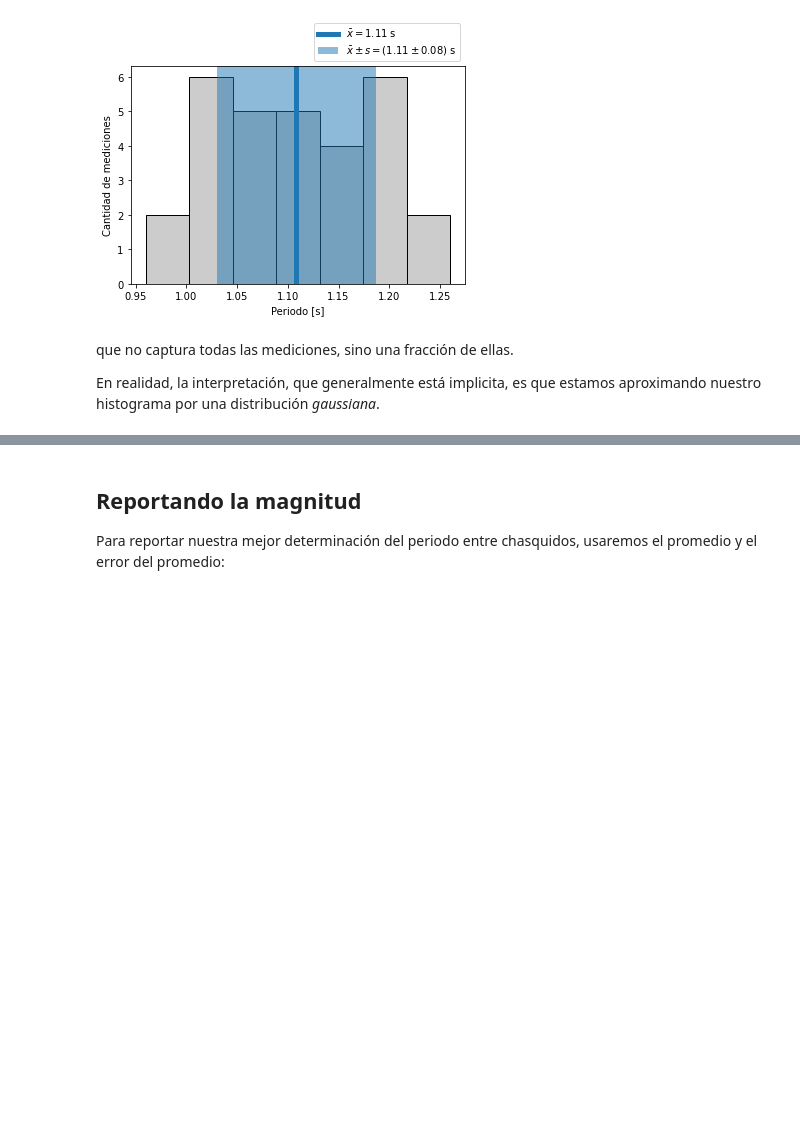
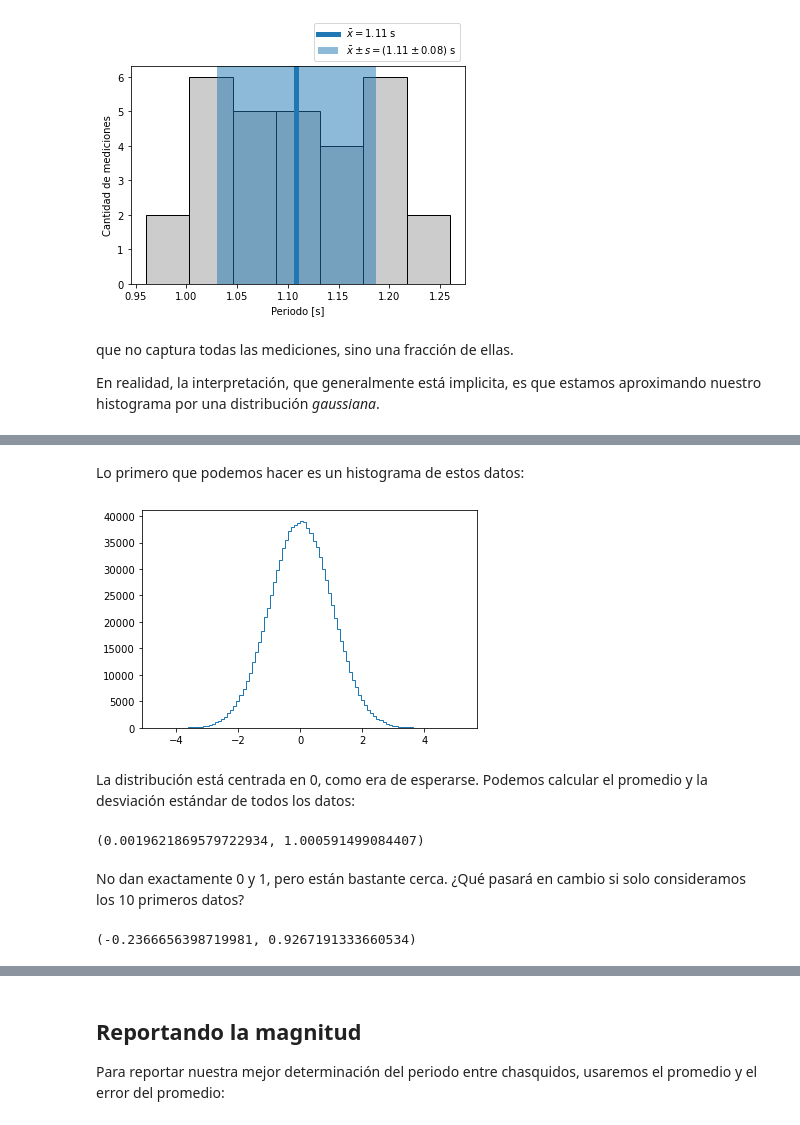
Before and after one commit to federicooo1/labo1, a Jupyter notebook: _sources/clase_1/02_estocastico.ipynb, the cells around one changed output, grey strips where cells are left out. Cells and saved outputs as stored; diff of their text form; code cells hidden in the pictures; blank space fills up the shorter version.

```diff
--- a/_sources/clase_1/02_estocastico.ipynb
+++ b/_sources/clase_1/02_estocastico.ipynb
@@ -540,0 +448,20 @@ Comparemos los valores "experimentales" para el error del promedio $|\bar{x} - \
+# %%
+x = np.random.normal(loc=0, scale=1, size=int(1e6))
+# %% [markdown]
+Lo primero que podemos hacer es un histograma de estos datos:
+# %%
+plt.hist(x, bins=100, histtype="step");
+# %% [output]
+[figure, added]
+# %% [markdown]
+La distribución está centrada en 0, como era de esperarse. Podemos calcular el promedio y la desviación estándar de todos los datos:
+# %%
+np.mean(x), np.std(x)
+# %% [output]
+(0.0019621869579722934, 1.000591499084407)
+# %% [markdown]
+No dan exactamente 0 y 1, pero están bastante cerca. ¿Qué pasará en cambio si solo consideramos los 10 primeros datos?
+# %%
+np.mean(x[:10]), np.std(x[:10])
+# %% [output]
+(-0.2366656398719981, 0.9267191333660534)
```
Also changed, not shown: parts of 22 cells of this notebook, 14 other files.
